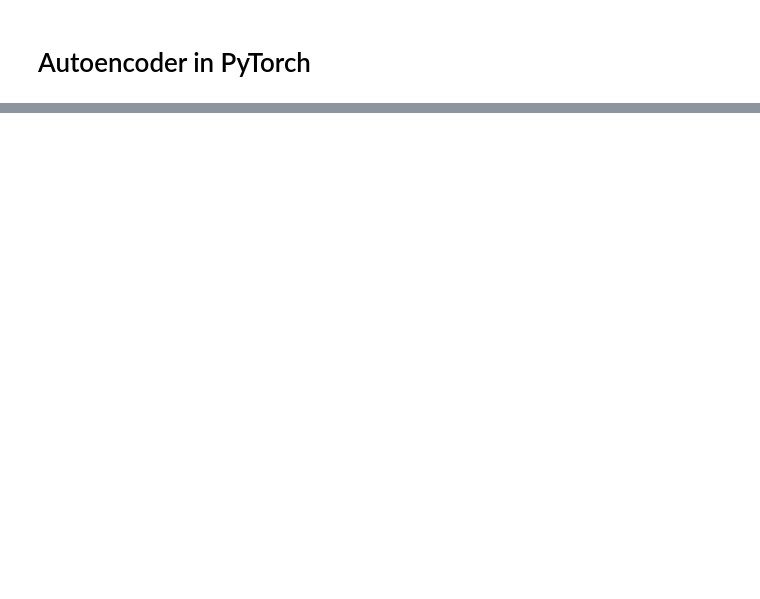
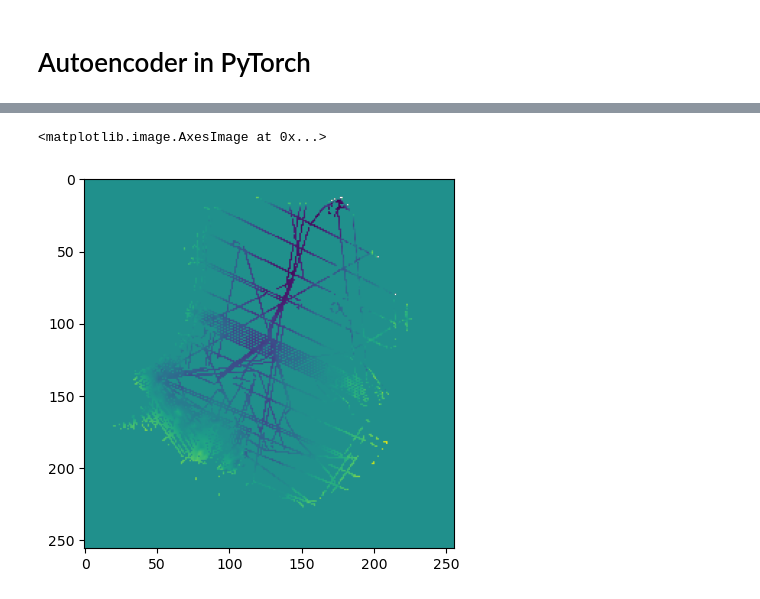
Before and after one commit to alastairyang/calibrated-prior, a Jupyter notebook: testing/pytorch_autoencoder_testing.ipynb, the cells around one changed output, grey strips where cells are left out. Saved outputs shown, nothing was run; the diff lists cells and outputs as text; code cells hidden in the pictures; blank space fills up the shorter version.

```diff
--- a/testing/pytorch_autoencoder_testing.ipynb
+++ b/testing/pytorch_autoencoder_testing.ipynb
@@ -89,0 +130,5 @@ Eb_standard = torch.tensor(Eb_standard).float()
+# %%
+plt.imshow(attenu_fromEm_standard[0, 0, :, :], vmin = -2, vmax = 2)
+# %% [output]
+<matplotlib.image.AxesImage at 0x...>
+[figure, added]
```
Also changed, not shown: parts of 17 cells of this notebook, 11 other files.
